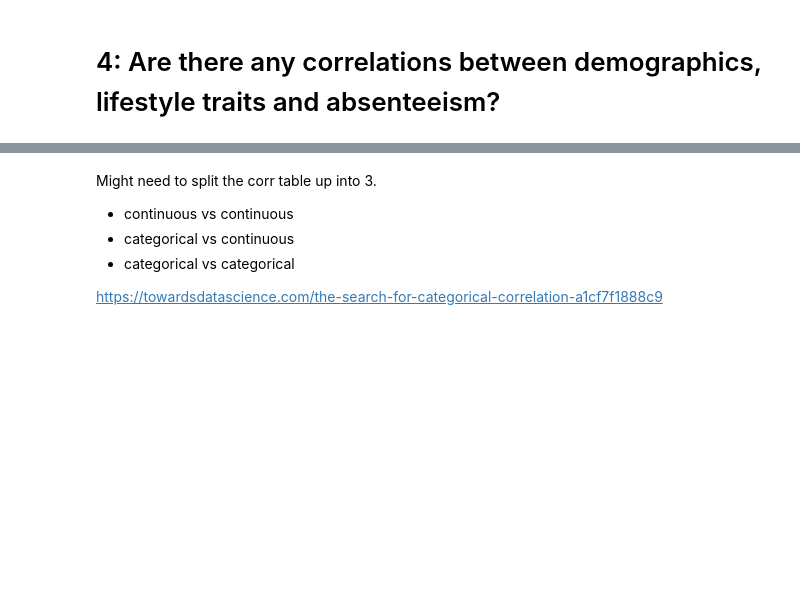
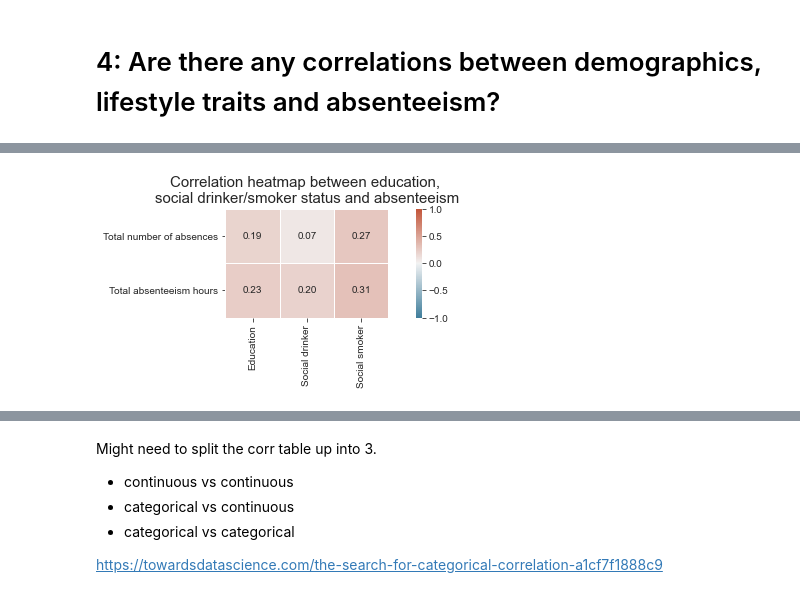
Before and after one commit to diweiho/Absenteeism-at-work, a Jupyter notebook: analysis.ipynb, the cells around one changed output, grey strips where cells are left out. Saved outputs shown, nothing was run; the diff lists cells and outputs as text; code cells hidden in the pictures; blank space fills up the shorter version.

```diff
--- a/analysis.ipynb
+++ b/analysis.ipynb
@@ -372,0 +455,38 @@ plt.show()
+# %%
+# Correlation Ratio (https://en.wikipedia.org/wiki/Correlation_ratio) for correlating a continuous feature versus a categorical feature.
+# Output ranges from 0 to 1; 0 being no association, 1 being perfect association. No negative values exist.
+# Credits to Shaked Zychlinski on https://towardsdatascience.com/the-search-for-categorical-correlation-a1cf7f1888c9
+def correlation_ratio(categories, measurements):
+    fcat, _ = pd.factorize(categories)
+    cat_num = np.max(fcat)+1
+    y_avg_array = np.zeros(cat_num)
+    n_array = np.zeros(cat_num)
+    for i in range(0,cat_num):
+        cat_measures = measurements[np.argwhere(fcat == i).flatten()]
+        n_array[i] = len(cat_measures)
+        y_avg_array[i] = np.average(cat_measures)
+    y_total_avg = np.sum(np.multiply(y_avg_array,n_array))/np.sum(n_array)
+    numerator = np.sum(np.multiply(n_array,np.power(np.subtract(y_avg_array,y_total_avg),2)))
+    denominator = np.sum(np.power(np.subtract(measurements,y_total_avg),2))
+    if numerator == 0:
+        eta = 0.0
+    else:
+        eta = np.sqrt(numerator/denominator)
+    return eta
+# %%
+# Using correlation ratio to assess correlation between a continuous feature versus a categorical feature.
+
+num_abs_corr_2 = pd.DataFrame()
+for col in summ_df.columns:
+    if col in ['Education', 'Social drinker', 'Social smoker']:
+        num_abs_corr_2.loc['Total number of absences',col] = correlation_ratio(summ_df[col],summ_df['Total number of absences'])
+        num_abs_corr_2.loc['Total absenteeism hours',col] = correlation_ratio(summ_df[col],summ_df['Total absenteeism hours'])
+
+fig, ax = plt.subplots(figsize=(10,2))
+sns.heatmap(num_abs_corr_2, cmap=cmap, vmax=1, vmin=-1, center=0, annot=True, fmt='.2f',
+                square=True, linewidths=0.5)
+title = 'Correlation heatmap between education, \nsocial drinker/smoker status and absenteeism'
+plt.title(title, fontdict={'fontsize':15})
+plt.show()
+# %% [output]
+[figure, added]
```
Also changed, not shown: parts of 20 cells of this notebook.
